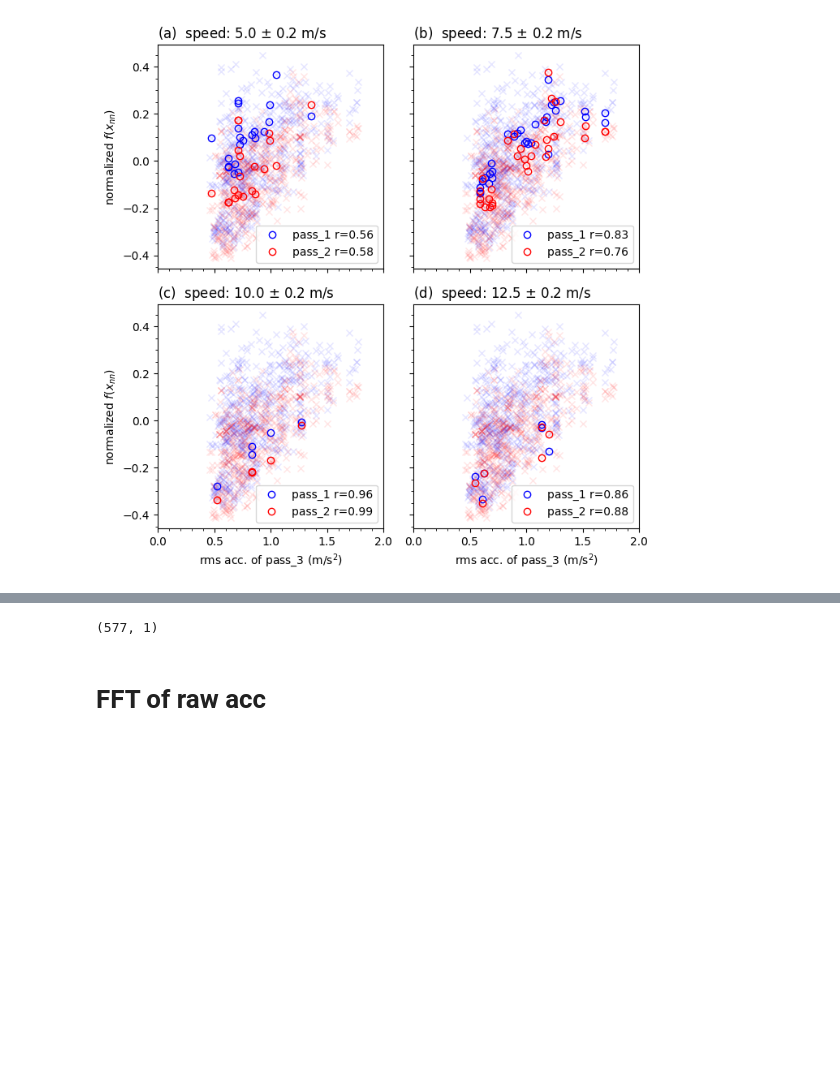
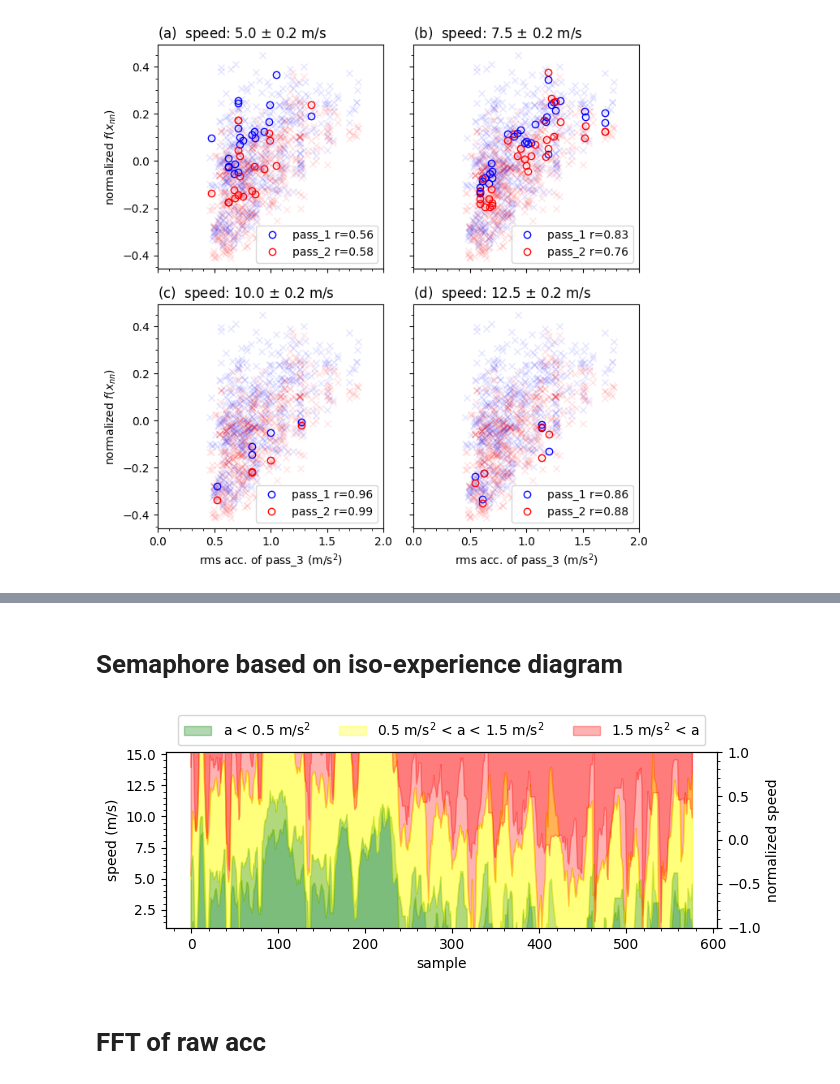
Before and after one commit to carloshernangarrido/ordinal_regression, a Jupyter notebook: main_real_world_example.ipynb, the cells around one changed output, grey strips where cells are left out. Saved outputs shown, nothing was run; the diff lists cells and outputs as text; code cells hidden in the pictures; blank space fills up the shorter version.

Commit message:
iso-experience diagrams as semaphores

```diff
--- a/main_real_world_example.ipynb
+++ b/main_real_world_example.ipynb
@@ -768,4 +777,2 @@ x1_1_pred.shape
-# %%
-x1_1_pred.shape
-# %% [output]
-(577, 1)
+# %% [markdown]
+# Semaphore based on iso-experience diagram
@@ -772,3 +844,34 @@ x1_1_pred.shape
+# %%
+indices = np.arange(len(sem_green_yellow_speeds_1))
+fig, ax = plt.subplots(1, 1, figsize=(7,3), sharex='col')
+
+ax_twin = ax.twinx()
+ax_twin.minorticks_on()
+ax.minorticks_on()
+
+
+ax_twin.fill_between(indices, -10, sem_green_yellow_speeds_1, color='green', alpha=0.3,
+                label=f'a < {sem_green_yellow_bound} m/s$^2$')
+ax_twin.fill_between(indices, sem_green_yellow_speeds_1, sem_yellow_red_speeds_1, color='yellow', alpha=0.3,
+                label=f'{sem_green_yellow_bound} m/s$^2$ < a < {sem_yellow_red_bound} m/s$^2$')
+ax_twin.fill_between(indices, sem_yellow_red_speeds_1, max(sem_yellow_red_speeds_1) + 10, color='red', alpha=0.3,
+                label=f'{sem_yellow_red_bound} m/s$^2$ < a')
+
+ax_twin.fill_between(indices, -10, sem_green_yellow_speeds_2, color='green', alpha=0.3, label=None)
+ax_twin.fill_between(indices, sem_green_yellow_speeds_2, sem_yellow_red_speeds_1, color='yellow', alpha=0.3, label=None)
+ax_twin.fill_between(indices, sem_yellow_red_speeds_2, max(sem_yellow_red_speeds_1) + 10, color='red', alpha=0.3, label=None)
+
+ax.set_xlabel('sample')
+ax.set_ylabel('speed (m/s)')
+ax.set_ylim([scaler_X.inverse_transform([[-1, 0]])[0,0], scaler_X.inverse_transform([[1, 0]])[0,0]])
+ax_twin.legend(loc='upper center', bbox_to_anchor=(0.5, 1.25), ncol=3)
+ax_twin.set_ylabel('normalized speed')
+ax_twin.set_ylim([-1, 1])
+plt.tight_layout()
+plt.savefig('semaphore'+'.pdf')
+plt.show()
+# %% [output]
+[figure, added]
 # %% [markdown]
 # FFT of raw acc
 # %%
```
Also changed, not shown: parts of 12 cells of this notebook, 19 other files.
